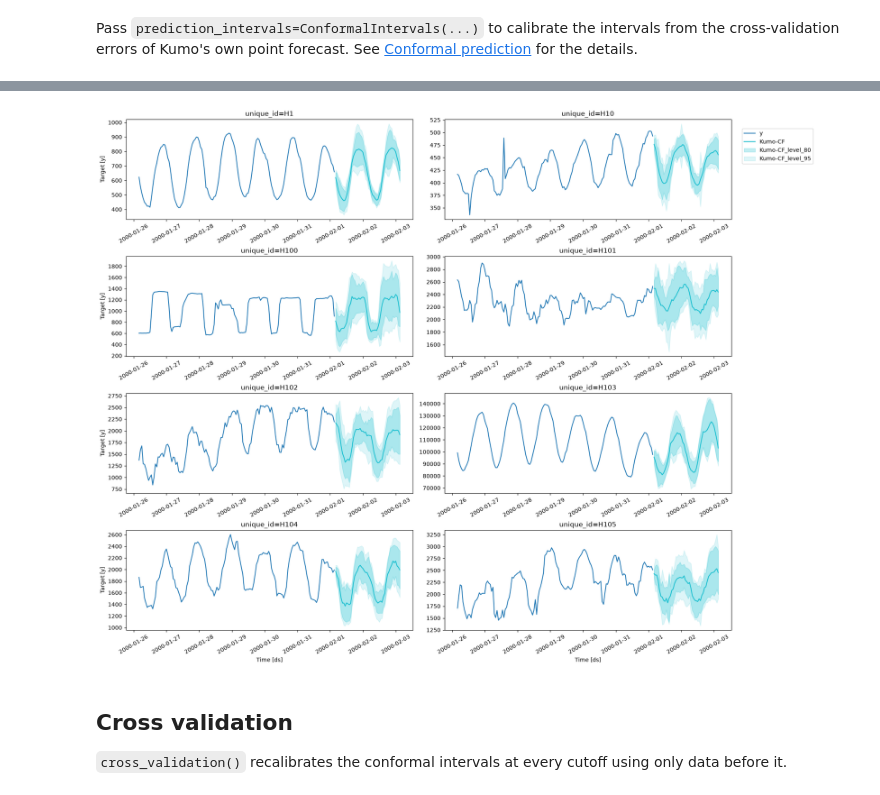
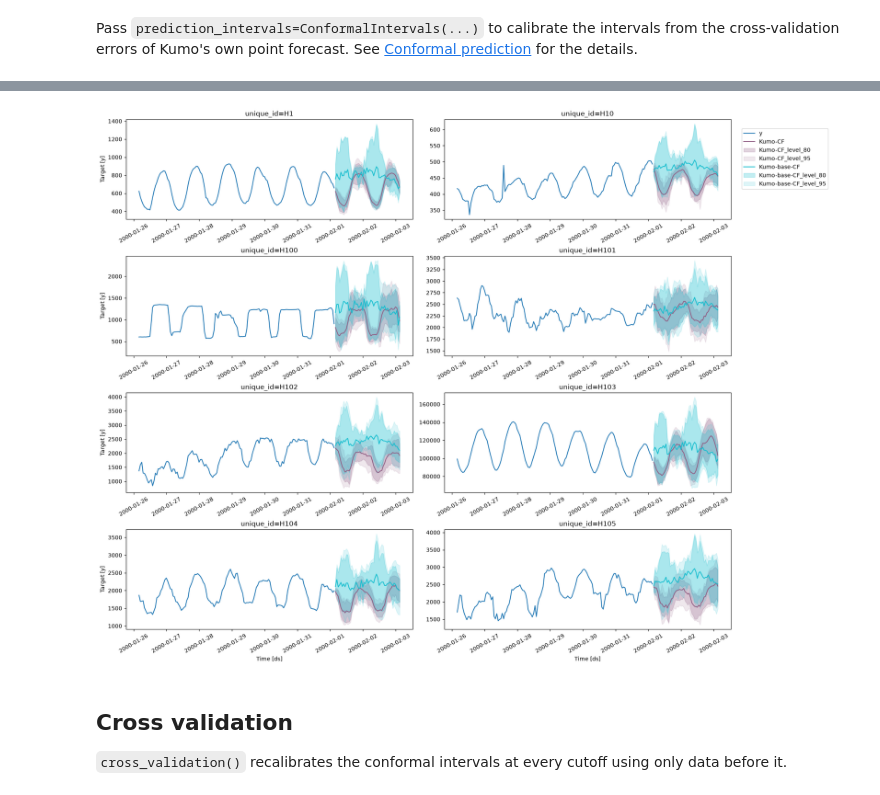
Before and after one commit to TimeCopilot/foundationforecast, a Jupyter notebook: docs/examples/kumo-family.ipynb, the cells around one changed output, grey strips where cells are left out. Cells and saved outputs as stored; diff of their text form; code cells hidden in the pictures.

Commit message:
docs: compare both Kumo checkpoints and reword the conformal note
Co-authored-by: Cursor <cursoragent@cursor.com>

```diff
--- a/docs/examples/kumo-family.ipynb
+++ b/docs/examples/kumo-family.ipynb
@@ -100,12 +104,16 @@ Kumo produces point forecasts only, so `level` and `quantiles` need conformal in
 # %% [markdown]
 Pass `prediction_intervals=ConformalIntervals(...)` to calibrate the intervals from the cross-validation errors of Kumo's own point forecast. See [Conformal prediction](conformal-prediction.ipynb) for the details.
 # %%
+prediction_intervals = ConformalIntervals(n_windows=10)
+
 ff_conformal = FoundationForecast(
     models=[
+        Kumo(alias="Kumo-CF", prediction_intervals=prediction_intervals),
         Kumo(
-            alias="Kumo-CF",
-            prediction_intervals=ConformalIntervals(n_windows=10),
-        )
+            checkpoint="moment_head_512_6hr.pt",
+            alias="Kumo-base-CF",
+            prediction_intervals=prediction_intervals,
+        ),
     ]
 )
 
@@ -122,13 +130,14 @@ fcst_cf_df.head()
 # %%
 ff_conformal.plot(
     df,
     fcst_cf_df,
+    models=["Kumo-CF", "Kumo-base-CF"],
     level=level,
     max_insample_length=48 * 3,
     plot_random=False,
 )
 # %% [output]
-[figure, old version]
+[figure, new version]
 # %% [markdown]
 ## Cross validation
 
```
Also changed, not shown: parts of 8 cells of this notebook, 4 other files.
